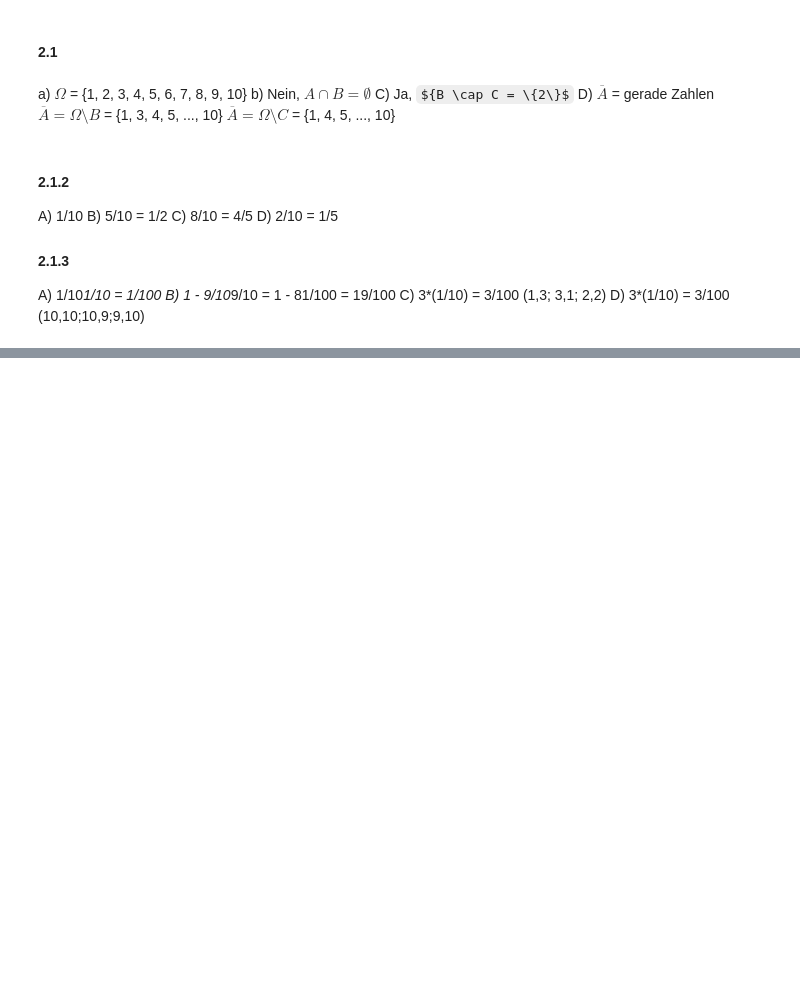
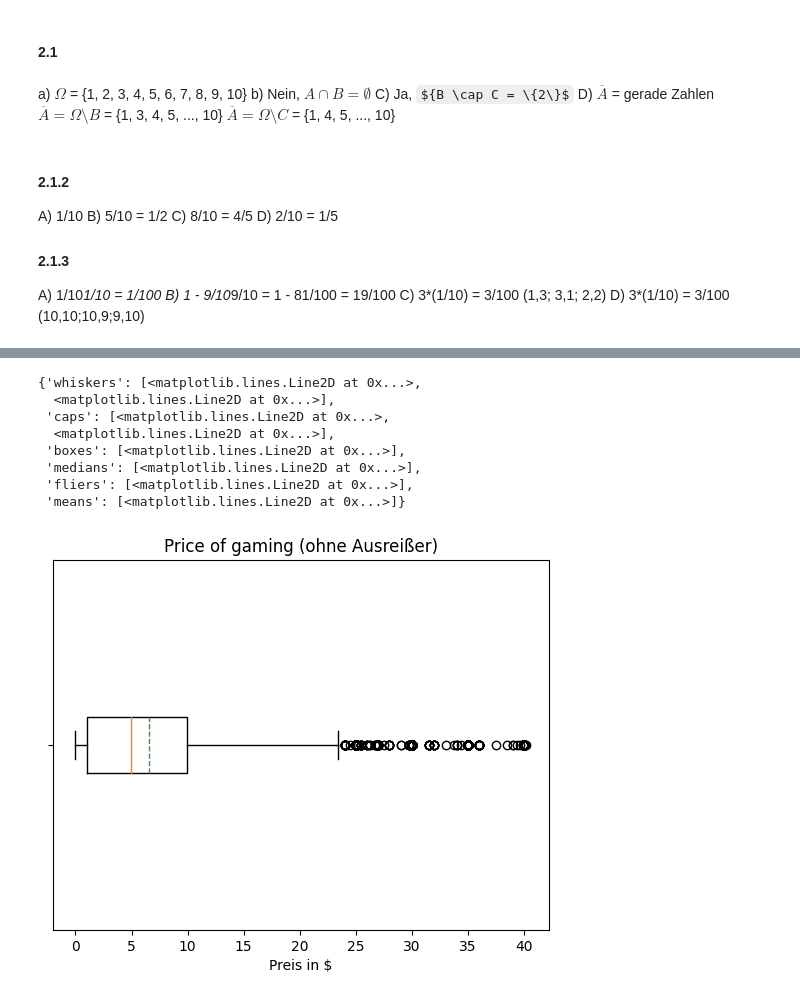
Before and after one commit to Two-Play/HTWG, a Jupyter notebook: stoch/uebung/a3/aufgabe3.ipynb, the cells around one changed output, grey strips where cells are left out. Drawn from its saved outputs; the diff is of its cells as text; code cells hidden in the pictures; some formulas as TeX source; blank space fills up the shorter version.

```diff
--- a/stoch/uebung/a3/aufgabe3.ipynb
+++ b/stoch/uebung/a3/aufgabe3.ipynb
@@ -104,16 +118,17 @@ df.head()
 # %%
-#Datum in Unix Timestamp umwandeln
-pattern = "%b %d, %Y"
-pattern2 = "%b %Y"
-dateArray = []
+def remove_outliers(raw, column, threshold=3):
+    # Calculate the z-score for each student's height
+    z = np.abs(stats.zscore(df[column]))
 
-for d in df["Release date"]:
-    if "," in d:
-        dateArray.append(int(time.mktime(time.strptime(d, pattern))))
-    else:
-        dateArray.append(int(time.mktime(time.strptime(d, pattern2))))
+    # Identify outliers as students with a z-score greater than threshold
+    outliers = raw[z > threshold]
 
+    return raw.copy().drop(outliers.index)
 
-# todo: correlation peak ccu/price, price/release, price/dlc, price/achievements
-np.corrcoef(df["Peak CCU"], df["Achievements"])[1][0]
+df_price_avg_playtime = remove_outliers(df, "Price", threshold=1.2)
+df_price_avg_playtime = remove_outliers(df_price_avg_playtime, "Average playtime forever")
+
+# remove extreme outliers from avg playtime:
+
+np.corrcoef(df_price_avg_playtime["Price"], df_price_avg_playtime["Average playtime forever"])[1][0]
 # %% [output]
@@ -184,0 +192,16 @@ plt.boxplot([prices_AAA['Price'], prices_Indie['Price']], vert=False, showfliers
+# %%
+price_no_outliers = remove_outliers(df, "Price")
+
+plt.title('Price of gaming (ohne Ausreißer)')
+plt.xlabel('Preis in $')
+plt.boxplot([price_no_outliers['Price']], vert=False, showfliers=True, showmeans=True, meanline=True, labels=[''])
+# %% [output]
+{'whiskers': [<matplotlib.lines.Line2D at 0x...>,
+  <matplotlib.lines.Line2D at 0x...>],
+ 'caps': [<matplotlib.lines.Line2D at 0x...>,
+  <matplotlib.lines.Line2D at 0x...>],
+ 'boxes': [<matplotlib.lines.Line2D at 0x...>],
+ 'medians': [<matplotlib.lines.Line2D at 0x...>],
+ 'fliers': [<matplotlib.lines.Line2D at 0x...>],
+ 'means': [<matplotlib.lines.Line2D at 0x...>]}
+[figure, added]
```
Also changed, not shown: parts of 7 cells of this notebook.
